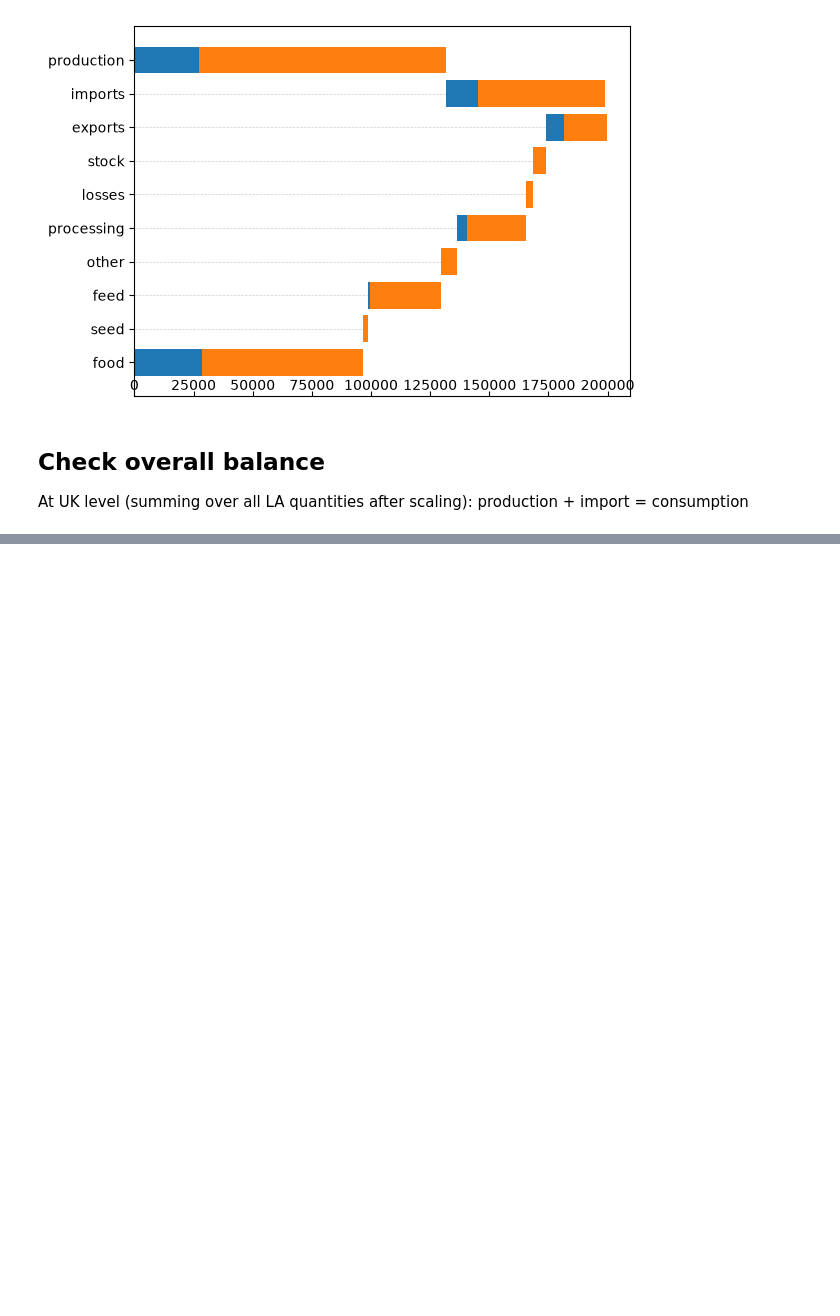
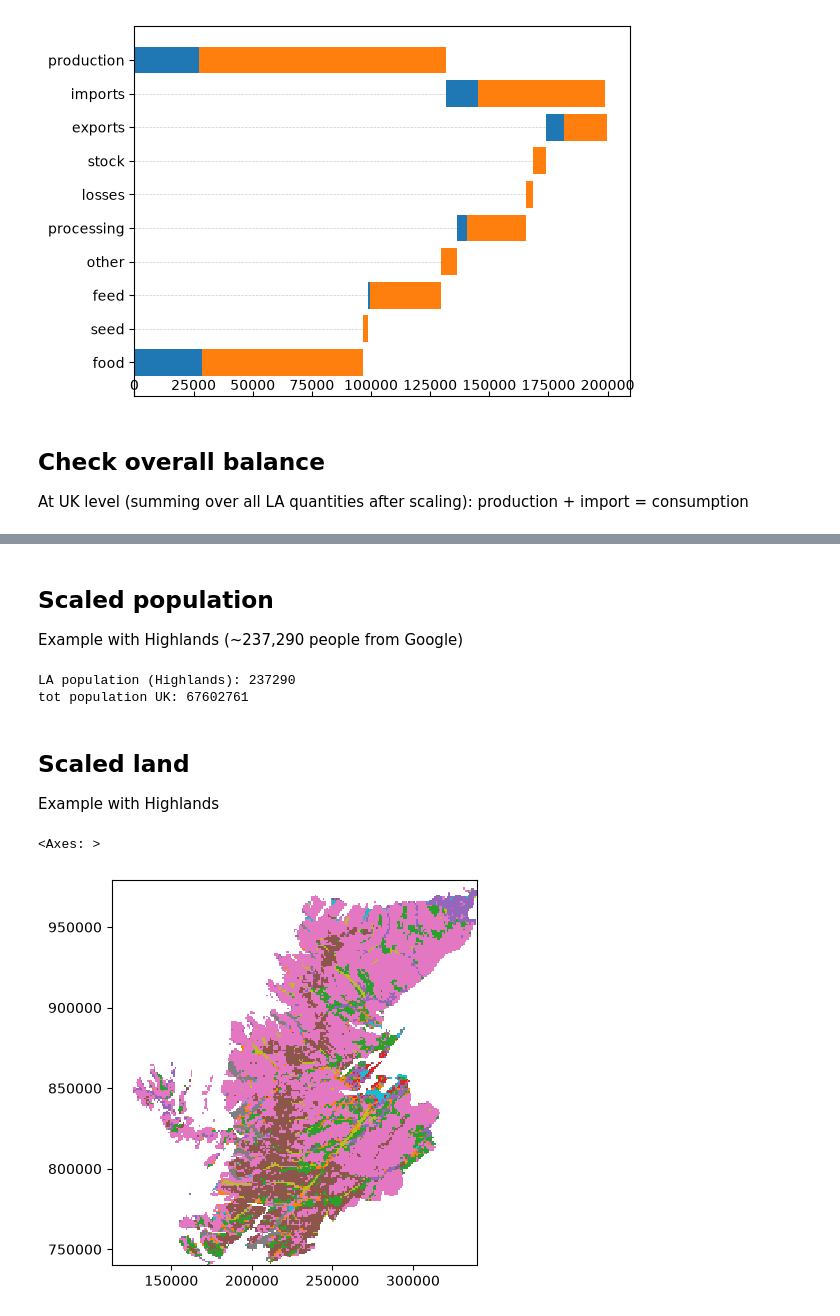
Before and after one commit to jucordero/ssr_local_authority, a Jupyter notebook: fbs_la_scaling/test_fba_la_scaling.ipynb, the cells around one changed output, grey strips where cells are left out. Saved outputs shown, nothing was run; the diff lists cells and outputs as text; code cells hidden in the pictures; blank space fills up the shorter version.

```diff
--- a/fbs_la_scaling/test_fba_la_scaling.ipynb
+++ b/fbs_la_scaling/test_fba_la_scaling.ipynb
@@ -178,0 +178,19 @@ food_la_origin_all.fbs.plot_bars(show="Item_origin",
+# %% [markdown]
+## Scaled population
+Example with Highlands (~237,290 people from Google)
+# %%
+print('LA population (Highlands):', population_scaled)
+print('tot population UK:', population['Principal'].values)
+# %% [output]
+LA population (Highlands): 237290
+tot population UK: 67602761
+# %% [markdown]
+## Scaled land
+Example with Highlands
+# %%
+# plot scaled land
+f, ax = plt.subplots(figsize=(5,5))
+land_scaled.land.plot(ax=ax)
+# %% [output]
+<Axes: >
+[figure, added]
```
Also changed, not shown: parts of 4 cells of this notebook, 1 other file.
